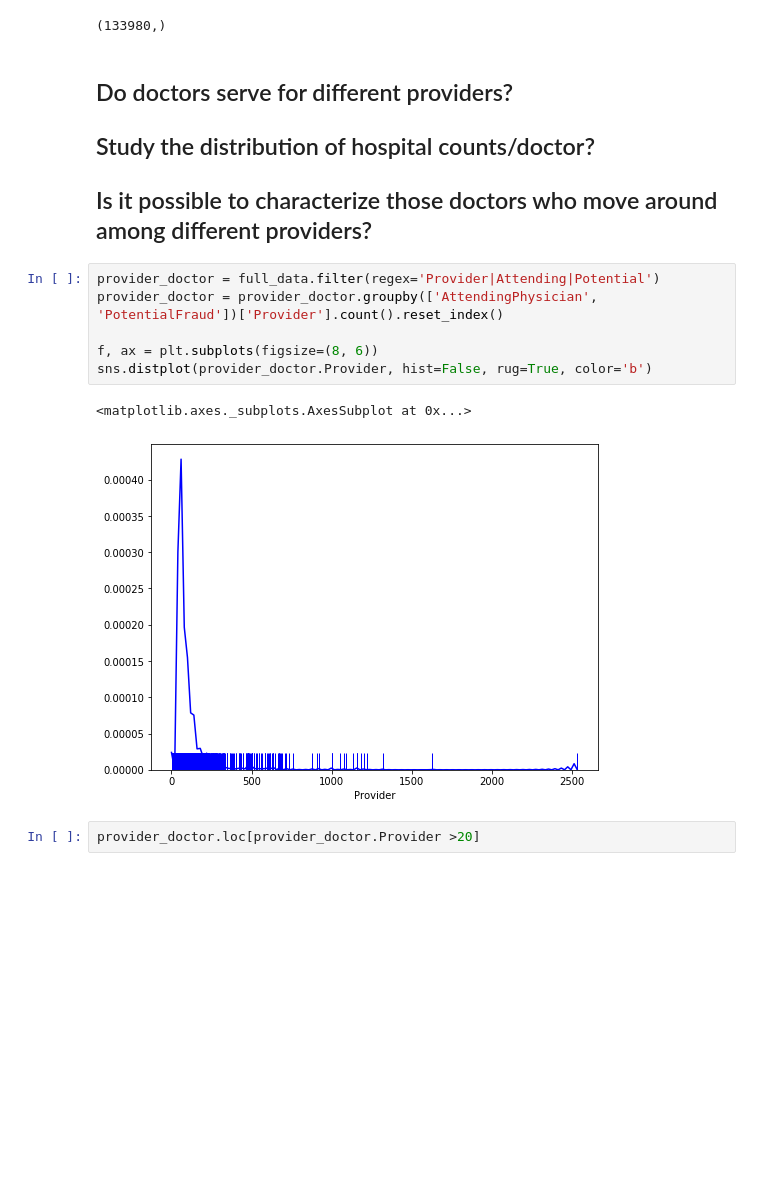
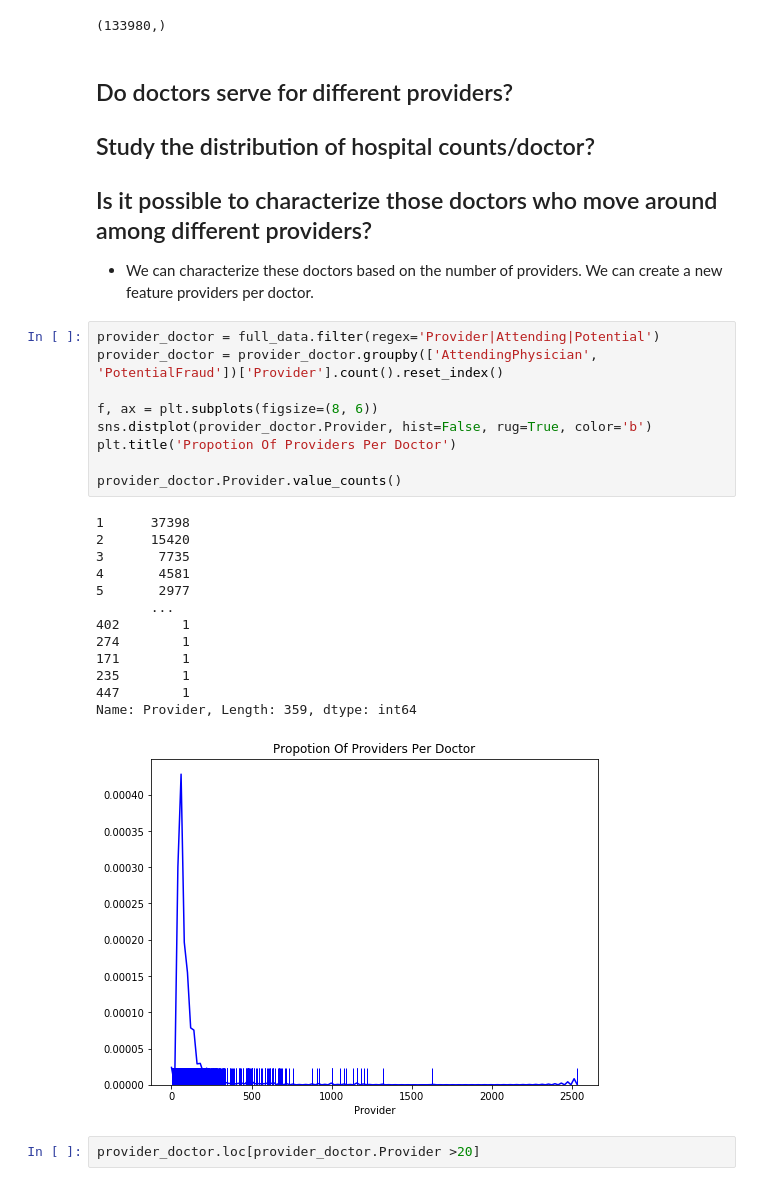
Before and after one commit to randypantinople/HealthCareFraudDetection, a Jupyter notebook: randypantinople/healthCareFraudDetection(randy).ipynb, the cells around one changed output. Cells and saved outputs as stored; diff of their text form; blank space fills up the shorter version.

```diff
--- a/randypantinople/healthCareFraudDetection(randy).ipynb
+++ b/randypantinople/healthCareFraudDetection(randy).ipynb
@@ -243,15 +243,30 @@ full_data.loc[full_data.patientType=='outpatient'].BeneID.unique().shape
 ## Do doctors serve for different providers?
 ## Study the distribution of hospital counts/doctor?
 ## Is it possible to characterize those doctors who move around among different providers?
+- We can characterize these doctors based on the number of providers. We can create a new feature providers per doctor.
 # %%
 provider_doctor = full_data.filter(regex='Provider|Attending|Potential')
 provider_doctor = provider_doctor.groupby(['AttendingPhysician', 'PotentialFraud'])['Provider'].count().reset_index()
 
 f, ax = plt.subplots(figsize=(8, 6))
 sns.distplot(provider_doctor.Provider, hist=False, rug=True, color='b')
+plt.title('Propotion Of Providers Per Doctor')
+
+provider_doctor.Provider.value_counts()
 # %% [output]
-<matplotlib.axes._subplots.AxesSubplot at 0x...>
+1      37398
+2      15420
+3       7735
+4       4581
+5       2977
+       ...
+402        1
+274        1
+171        1
+235        1
+447        1
+Name: Provider, Length: 359, dtype: int64
-[figure, old version]
+[figure, new version]
 # %%
 provider_doctor.loc[provider_doctor.Provider >20]
 # %% [output]
```
Also changed, not shown: parts of 19 cells of this notebook.
